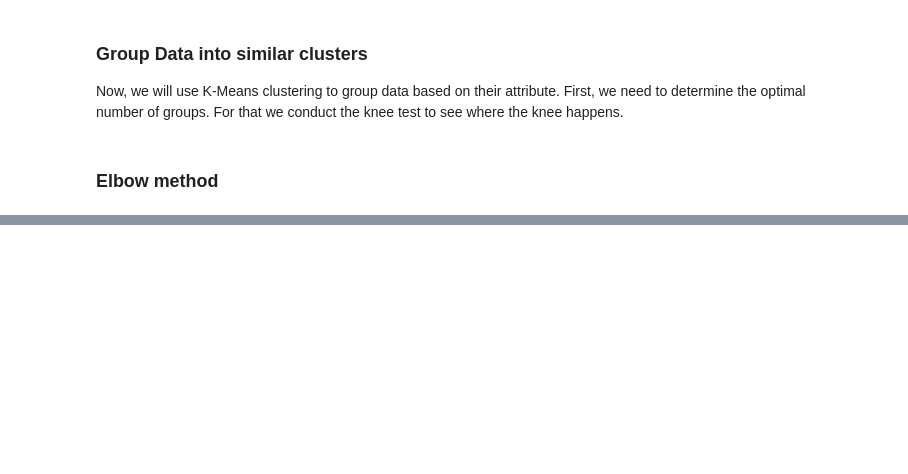
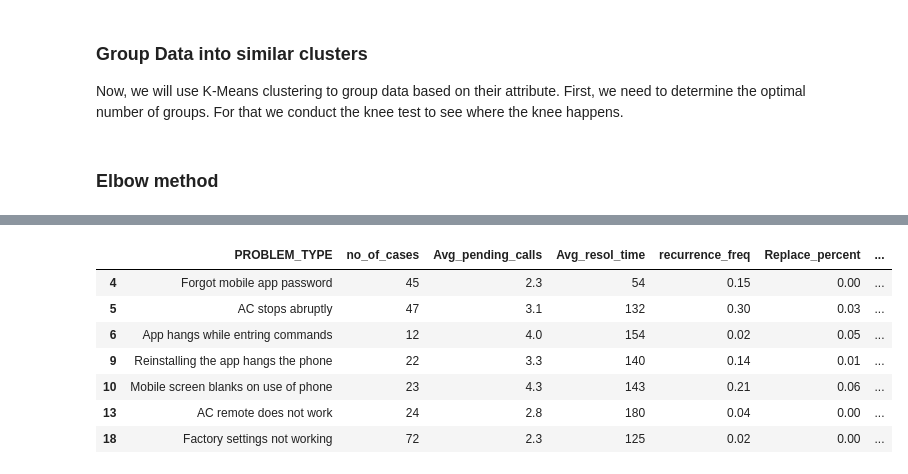
Before and after one commit to RochaErik/X-KMeans-TechSupport-Data, a Jupyter notebook: K_Means_Tech_support_data.ipynb, the cells around one changed output, grey strips where cells are left out. Saved outputs shown, nothing was run; the diff lists cells and outputs as text; code cells hidden in the pictures; blank space fills up the shorter version.

```diff
--- a/K_Means_Tech_support_data.ipynb
+++ b/K_Means_Tech_support_data.ipynb
@@ -87,0 +152,11 @@ for k in clusters:
+# %%
+data[data['clusters']==1]
+# %% [output]
+|  | PROBLEM_TYPE | no_of_cases | Avg_pending_calls | Avg_resol_time | recurrence_freq | Replace_percent | ... |
+| 4 | Forgot mobile app password | 45 | 2.3 | 54 | 0.15 | 0.00 | ... |
+| 5 | AC stops abruptly | 47 | 3.1 | 132 | 0.30 | 0.03 | ... |
+| 6 | App hangs while entring commands | 12 | 4.0 | 154 | 0.02 | 0.05 | ... |
+| 9 | Reinstalling the app hangs the phone | 22 | 3.3 | 140 | 0.14 | 0.01 | ... |
+| 10 | Mobile screen blanks on use of phone | 23 | 4.3 | 143 | 0.21 | 0.06 | ... |
+| 13 | AC remote does not work | 24 | 2.8 | 180 | 0.04 | 0.00 | ... |
+| 18 | Factory settings not working | 72 | 2.3 | 125 | 0.02 | 0.00 | ... |
```
Also changed, not shown: parts of 13 cells of this notebook.
